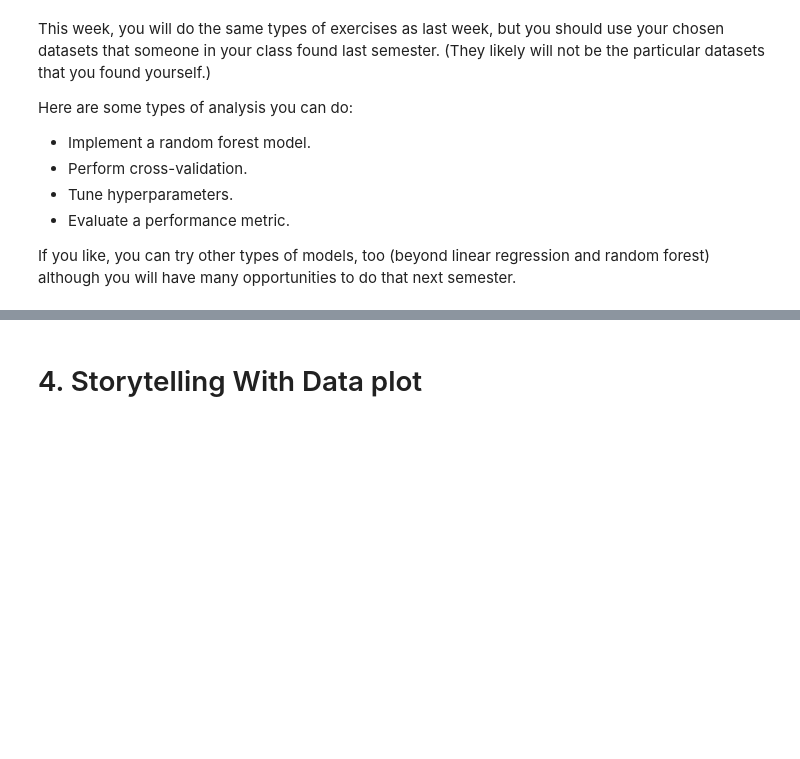
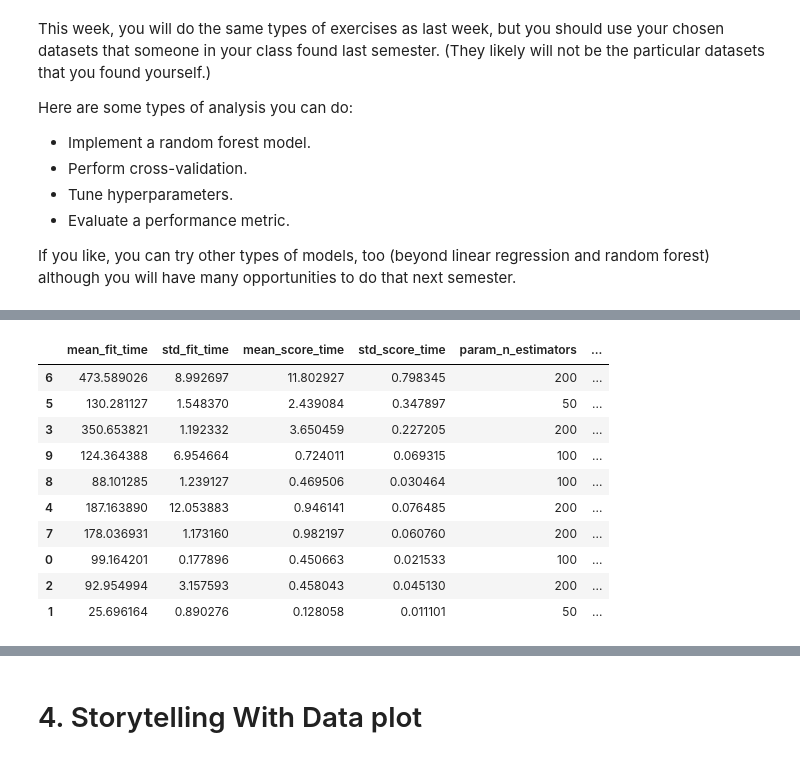
Before and after one commit to ericmach/DX699_Sem-2_AI-For-Leaders, a Jupyter notebook: ModB2-Week11-Mach-Eric.ipynb, the cells around one changed output, grey strips where cells are left out. Saved outputs shown, nothing was run; the diff lists cells and outputs as text; code cells hidden in the pictures; blank space fills up the shorter version.

```diff
--- a/ModB2-Week11-Mach-Eric.ipynb
+++ b/ModB2-Week11-Mach-Eric.ipynb
@@ -73,0 +196,21 @@ If you like, you can try other types of models, too (beyond linear regression an
+# %%
+us_data.drop(columns=['Unnamed: 0'],inplace=True)
+# %%
+X = us_data.drop(columns=['GENERATION (Megawatthours)'])
+y = us_data['GENERATION (Megawatthours)']
+X_encoded = pd.get_dummies(X, drop_first=True)
+X_train, X_test, y_train, y_test = train_test_split(X_encoded, y, test_size=0.2, random_state=42)
+# %%
+run_rf(X_train, y_train)
+# %% [output]
+|  | mean_fit_time | std_fit_time | mean_score_time | std_score_time | param_n_estimators | ... |
+| 6 | 473.589026 | 8.992697 | 11.802927 | 0.798345 | 200 | ... |
+| 5 | 130.281127 | 1.548370 | 2.439084 | 0.347897 | 50 | ... |
+| 3 | 350.653821 | 1.192332 | 3.650459 | 0.227205 | 200 | ... |
+| 9 | 124.364388 | 6.954664 | 0.724011 | 0.069315 | 100 | ... |
+| 8 | 88.101285 | 1.239127 | 0.469506 | 0.030464 | 100 | ... |
+| 4 | 187.163890 | 12.053883 | 0.946141 | 0.076485 | 200 | ... |
+| 7 | 178.036931 | 1.173160 | 0.982197 | 0.060760 | 200 | ... |
+| 0 | 99.164201 | 0.177896 | 0.450663 | 0.021533 | 100 | ... |
+| 2 | 92.954994 | 3.157593 | 0.458043 | 0.045130 | 200 | ... |
+| 1 | 25.696164 | 0.890276 | 0.128058 | 0.011101 | 50 | ... |
```
Also changed, not shown: parts of 15 cells of this notebook.
